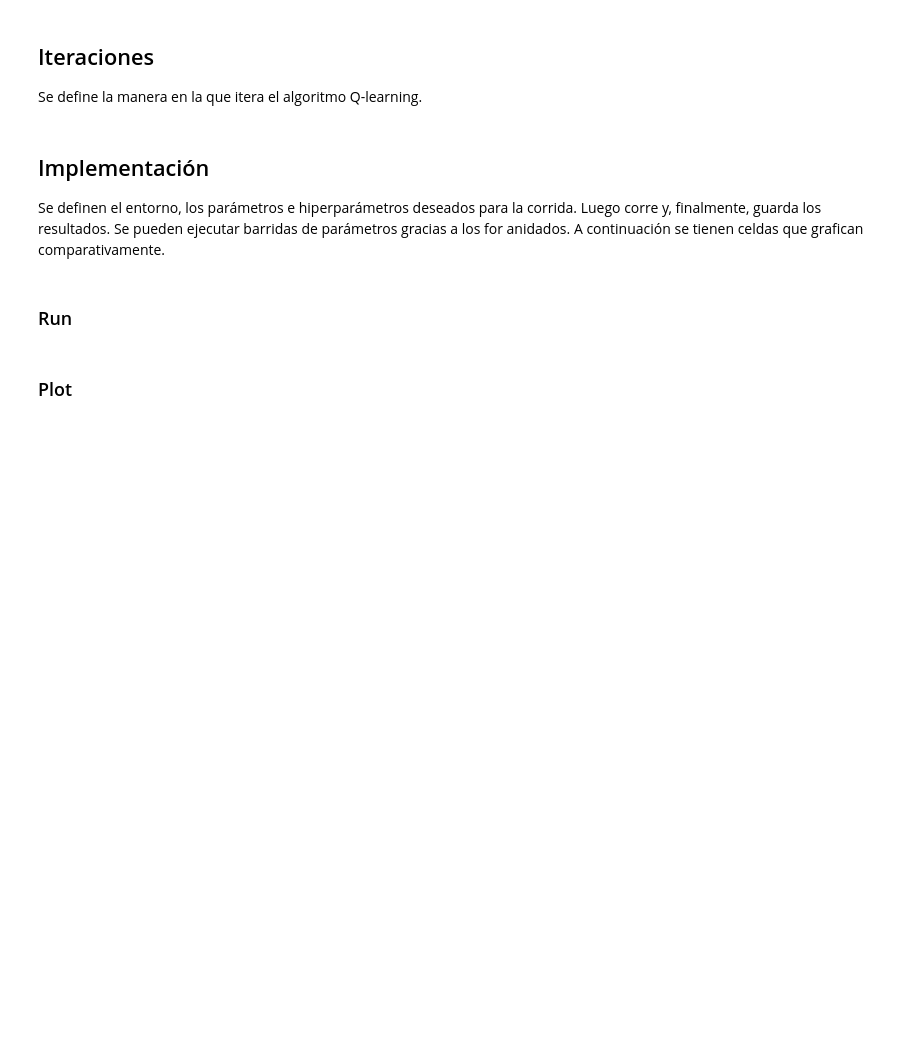
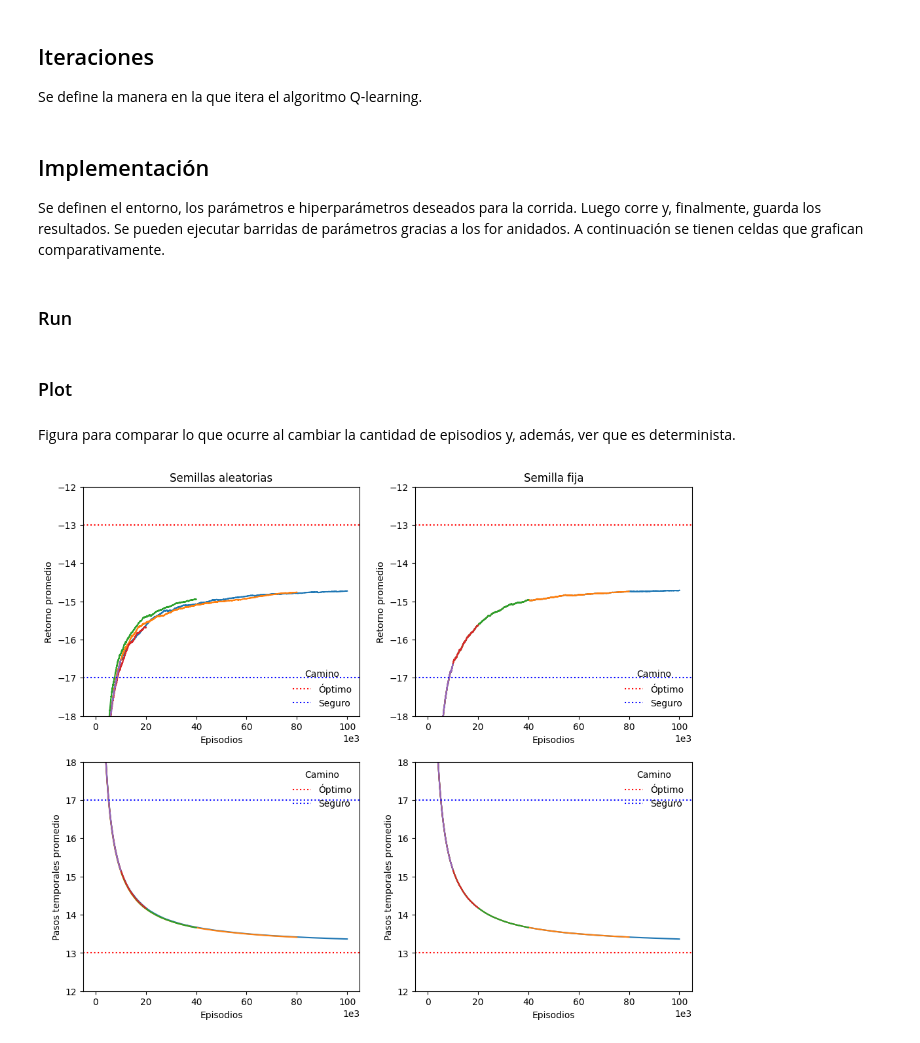
Before and after one commit to Cheva94/Diplo_Opt, a Jupyter notebook: 2_RL/Resolucion_Lab1.ipynb, the cells around one changed output. Drawn from its saved outputs; the diff is of its cells as text; code cells hidden in the pictures; blank space fills up the shorter version.

```diff
--- a/2_RL/Resolucion_Lab1.ipynb
+++ b/2_RL/Resolucion_Lab1.ipynb
@@ -865,2 +865,45 @@ for p_eps in Sw_eps:
 # %% [markdown]
 ### Plot
+# %% [markdown]
+Figura para comparar lo que ocurre al cambiar la cantidad de episodios y, además, ver que es determinista.
+# %%
+fig, axs = plt.subplots(2, 2, figsize=(12, 10))
+
+for p_eps in [100000, 80000, 40000, 20000, 10000]:
+
+    # Semillas aleatorias (se usa el número de episodios p_eps correspondiente para reproducibilidad en la "aleatoriedad")
+    File = pd.read_csv(f'Outputs/Lab1/Determinista/Qlearning-epGreedy_its-2000_eps-{p_eps}_a-0.05_g-0.65_e-0.005_randomSeed.csv', header=None, sep='\t').iloc[201:, :2].to_numpy().astype(int)
+    axs[0, 0].plot(mean_evol(File[:,0]))
+    axs[1, 0].plot(mean_evol(File[:,1]))
+
+    # Semillas fija (1994)
+    File = pd.read_csv(f'Outputs/Lab1/Determinista/Qlearning-epGreedy_its-2000_eps-{p_eps}_a-0.05_g-0.65_e-0.005_fixedSeed.csv', header=None, sep='\t').iloc[201:, :2].to_numpy().astype(int)
+    axs[0, 1].plot(mean_evol(File[:,0]))
+    axs[1, 1].plot(mean_evol(File[:,1]))
+
+axs[0, 0].set_title('Semillas aleatorias')
+axs[0, 1].set_title('Semilla fija')
+
+for k in range(2):
+    axs[0, k].axhline(-13, color='red', linestyle=':', label='Óptimo')
+    axs[0, k].axhline(-17, color='blue', linestyle=':', label='Seguro')
+    axs[0, k].legend(loc='lower right', frameon=False, fancybox=True, title='Camino')
+
+    axs[0, k].set_xlabel('Episodios')
+    axs[0, k].set_ylabel('Retorno promedio')
+    axs[0, k].set_ylim(-18, -12)
+
+    axs[1, k].axhline(13, color='red', linestyle=':', label='Óptimo')
+    axs[1, k].axhline(17, color='blue', linestyle=':', label='Seguro')
+    axs[1, k].legend(loc='upper right', frameon=False, fancybox=True, title='Camino')
+
+    axs[1, k].set_xlabel('Episodios')
+    axs[1, k].set_ylabel('Pasos temporales promedio')
+    axs[1, k].set_ylim(12, 18)
+
+    axs[0, k].ticklabel_format(style='sci', axis='x', scilimits=(3,3))
+    axs[1, k].ticklabel_format(style='sci', axis='x', scilimits=(3,3))
+
+plt.savefig('Outputs/Lab1/Determinista/Qlearning-epGreedy_its-2000_a-0.05_g-0.65_e-0.005.png')
+# %% [output]
+[figure, added]
```
Also changed, not shown: parts of 12 cells of this notebook, 33 other files.
